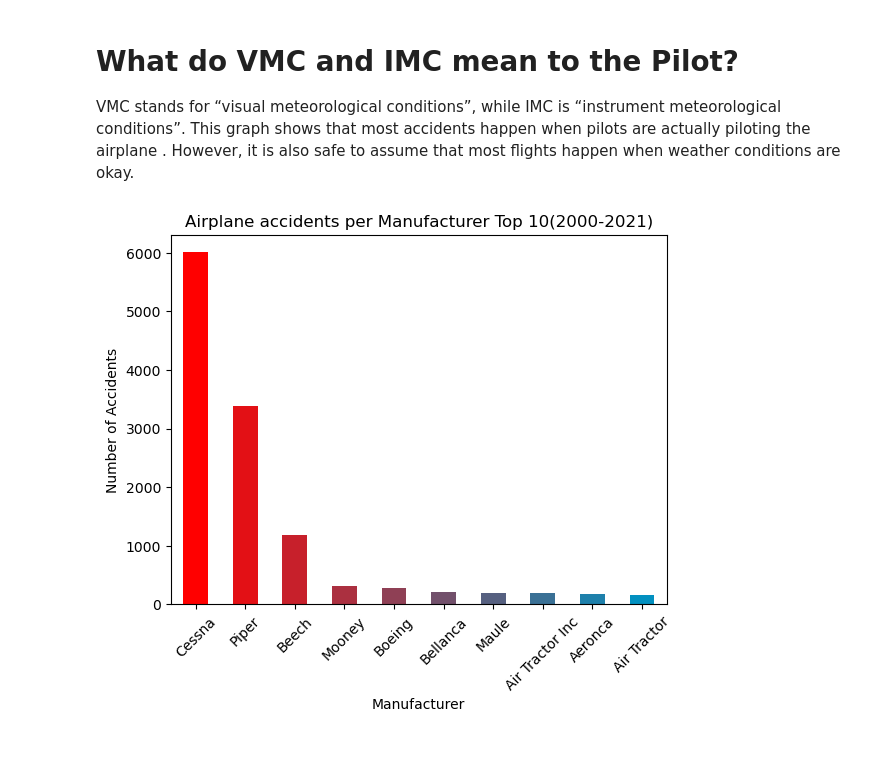
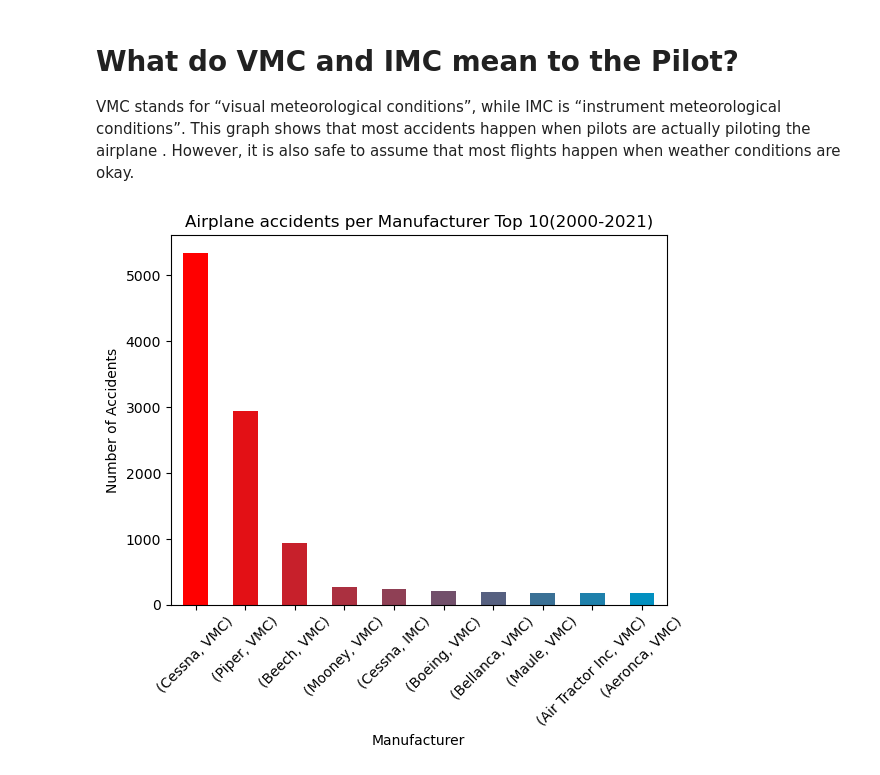
Before and after one commit to billywkim/Air_Travel_Analysis, a Jupyter notebook: Aviation_Weather/Aviation_Weather.ipynb, the cells around one changed output. Drawn from its saved outputs; the diff is of its cells as text; code cells hidden in the pictures.

Commit message:
Updated Aviation_Weather added graph

```diff
--- a/Aviation_Weather/Aviation_Weather.ipynb
+++ b/Aviation_Weather/Aviation_Weather.ipynb
@@ -409,14 +462,15 @@ Fatal         3018
 Name: Injury.Severity, dtype: int64
 # %%
 # Check weather conditions column
-dfb['Weather.Condition']
-dfb['Weather.Condition'] = dfb['Weather.Condition'].replace({'Unk': 'UNK'})
+dfb.loc[:,'Weather.Condition'] = dfb['Weather.Condition'].replace({'Unk': 'UNK'})
 dfb['Weather.Condition'].value_counts()
 # %% [output]
 VMC    18178
 IMC      910
 UNK       82
 Name: Weather.Condition, dtype: int64
+# %%
+dfb = dfb.dropna(subset=["Weather.Condition"])
 # %%
 # Add a seasons column
 def assign_season(month):
@@ -429,4 +483,4 @@ def assign_season(month):
     else:
         return 'Autum'
 
-dfb['Season'] = dfb["Event.Date"].dt.month.apply(assign_season)
+dfb.loc[:,'Season'] = dfb["Event.Date"].dt.month.apply(assign_season)
@@ -466,0 +495,2 @@ reports_landing
+# %%
+dfb.dropna(subset=["Report.Status"], inplace=True)
@@ -630,20 +826,21 @@ def get_color_gradient(c1, c2, n):
 # %%
 # Are certain types of aircraft more prone to accidents in certain weather conditions?
 
-accidents_by_make = clean_aviation_df.groupby('Make')['Event_Date'].count().nlargest(10)
+accidents_by_make = clean_aviation_df.groupby(['Make','Weather_Condition'])['Event_Date'].count().nlargest(10)
 
 colors=['#FF0000', '#0290C0']
 
+# plot
 accidents_by_make.plot(kind='bar', color=get_color_gradient(colors[0],colors[1], 10))
 
 plt.xticks(rotation=45)
 plt.xlabel('Manufacturer')
 plt.ylabel('Number of Accidents')
 plt.title('Airplane accidents per Manufacturer Top 10(2000-2021)')
 plt.savefig('../Images/accidents_per_manufacturer.png')
 plt.show()
 # %% [output]
-[figure, old version]
+[figure, new version]
 # %%
 # accidents per year
 
```
Also changed, not shown: parts of 49 cells of this notebook.
